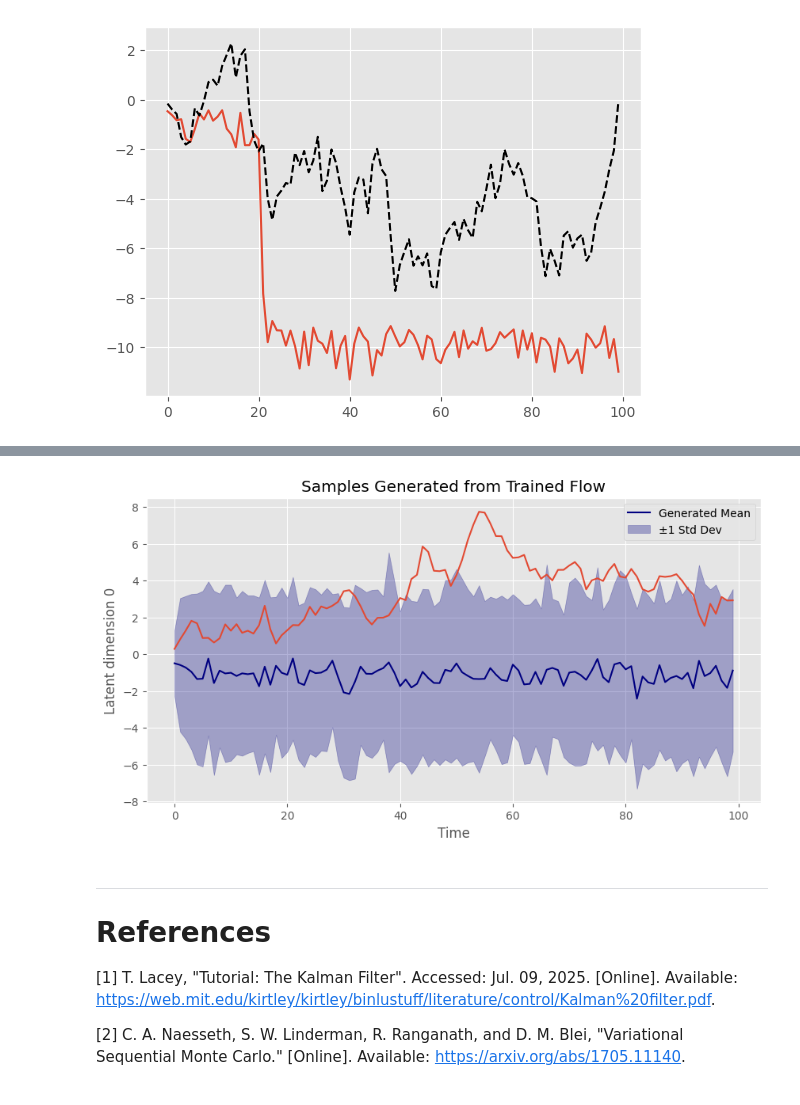
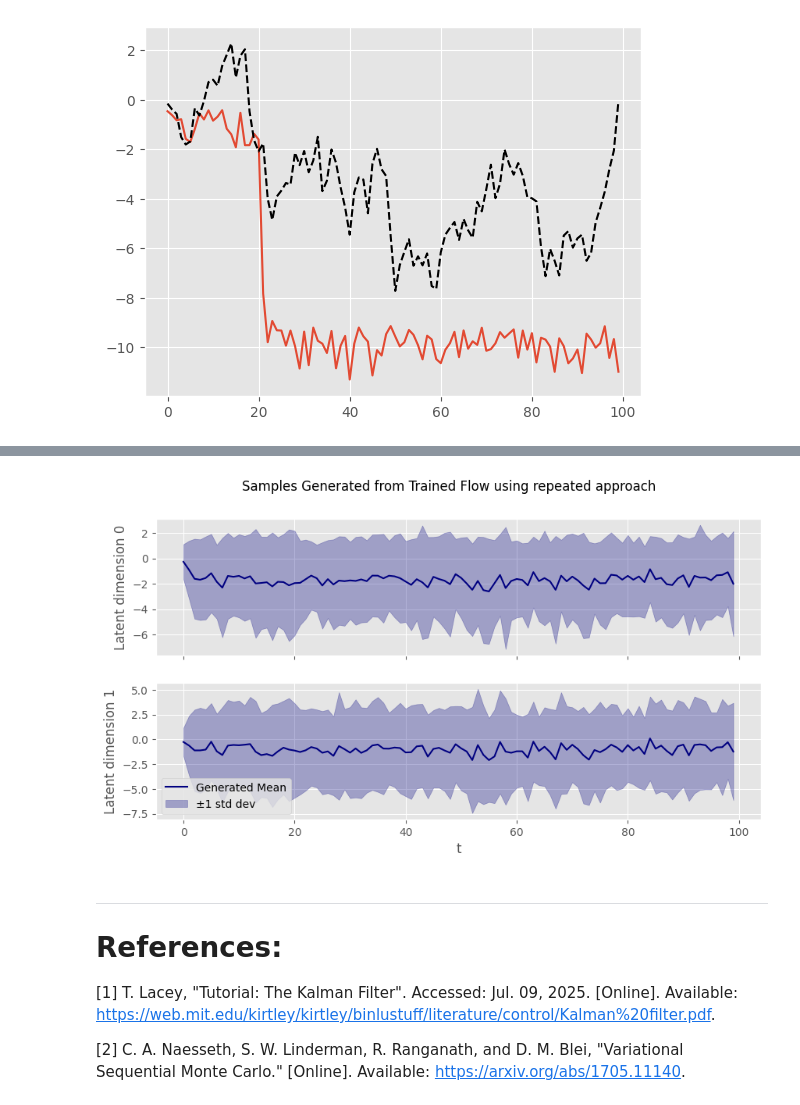
Before and after one commit to Perez-Amanda/ComputacionalStatistics_FinalProject, a Jupyter notebook: SMC.ipynb, the cells around one changed output, grey strips where cells are left out. Saved outputs shown, nothing was run; the diff lists cells and outputs as text; code cells hidden in the pictures.

```diff
--- a/SMC.ipynb
+++ b/SMC.ipynb
@@ -916,5 +921,0 @@ plt.legend()
-# %%
-n_steps = 150
-T = 100
-N = 1000
-history, lambda_2 = train_vsmc(y_seq, T, N, 1, n_steps,lr=0.01)
@@ -1154,7 +1099,0 @@ def proposal(x_prev, eps, flow):
-# %%
-latent_dim = 2
-N = 1000
-T = 100
-y_seq_test = torch.cumsum(torch.randn(T, latent_dim) * 0.5, dim=0)
-y_seq_test = y_seq_test + 0.1 * torch.randn_like(y_seq_test)
-y_seq_test.shape
@@ -1445,60 +1304,53 @@ plt.plot(y_seq_test[:,0])
 # %%
-import torch
-import matplotlib.pyplot as plt
-
-# Assuming:
-# - flow: your trained RealNVP flow model
-# - latent_dim, T defined earlier
-# - device set (e.g. 'cpu' or 'cuda')
-
 flow.eval()  # set model to eval mode
 
 # Number of samples (particles) to generate per timestep
 N = 100
 
 # If your flow is conditional on previous state (context), generate a sequence:
 with torch.no_grad():
     # Start with zeros or random context for t=0
     x_prev = torch.zeros(N, latent_dim).to(next(flow.parameters()).device)
 
     generated_particles = []
 
     for t in range(T):
         # Sample base noise from standard normal
         eps = torch.randn(N, latent_dim).to(x_prev.device)
 
         # Generate samples with context = previous latent (or None for t=0)
         x_t = flow.forward(eps, context=x_prev)
         generated_particles.append(x_t.cpu())
 
         # Update context
         x_prev = x_t
 
     # Stack into (T, N, latent_dim)
     generated_particles = torch.stack(generated_particles)
 
 # Now plot mean and uncertainty for latent dimension 0
 
-mu = generated_particles[..., 1].mean(dim=1).numpy()
-std = generated_particles[..., 1].std(dim=1).numpy()
-time = range(T)
+fig, ax = plt.subplots(2,1,figsize=(10,5), sharex=True)
 
-plt.figure(figsize=(10,5))
-plt.plot(time, mu, label='Generated Mean', color='navy')
-plt.plot(time, y_seq_test[:,1])
-plt.fill_between(time, mu - std, mu + std, color='navy', alpha=0.3, label='±1 Std Dev')
-plt.xlabel('Time')
-plt.ylabel('Latent dimension 0')
-plt.title('Samples Generated from Trained Flow')
+for i in range(2):
+    mu = generated_particles[..., i].mean(dim=1).numpy()
+    std = generated_particles[..., i].std(dim=1).numpy()
+    time = range(T)
+
+    ax[i].plot(time, mu, label='Generated Mean', color='navy')
+    ax[i].fill_between(time, mu - std, mu + std, color='navy', alpha=0.3, label='±1 std dev')
+    ax[i].set_ylabel(f'Latent dimension {i}')
+ax[1].set_xlabel('t')
+plt.suptitle('Samples Generated from Trained Flow using repeated approach',size=12)
 plt.legend()
 plt.grid(True)
 plt.show()
 # %% [output]
-[figure, old version]
+[figure, new version]
 # %% [markdown]
 ---
 
-# References
+# References:
 
 \[1\] T. Lacey, "Tutorial: The Kalman Filter". Accessed: Jul. 09, 2025. \[Online\]. Available: https://web.mit.edu/kirtley/kirtley/binlustuff/literature/control/Kalman%20filter.pdf.
 
```
Also changed, not shown: parts of 34 cells of this notebook.
